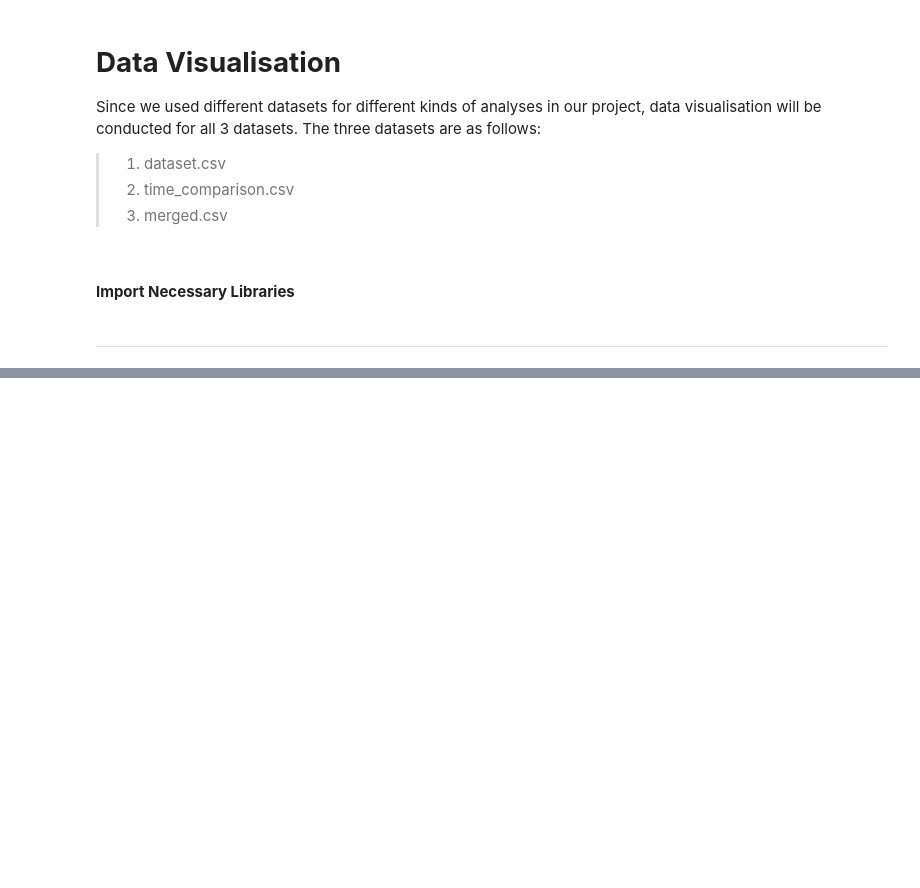
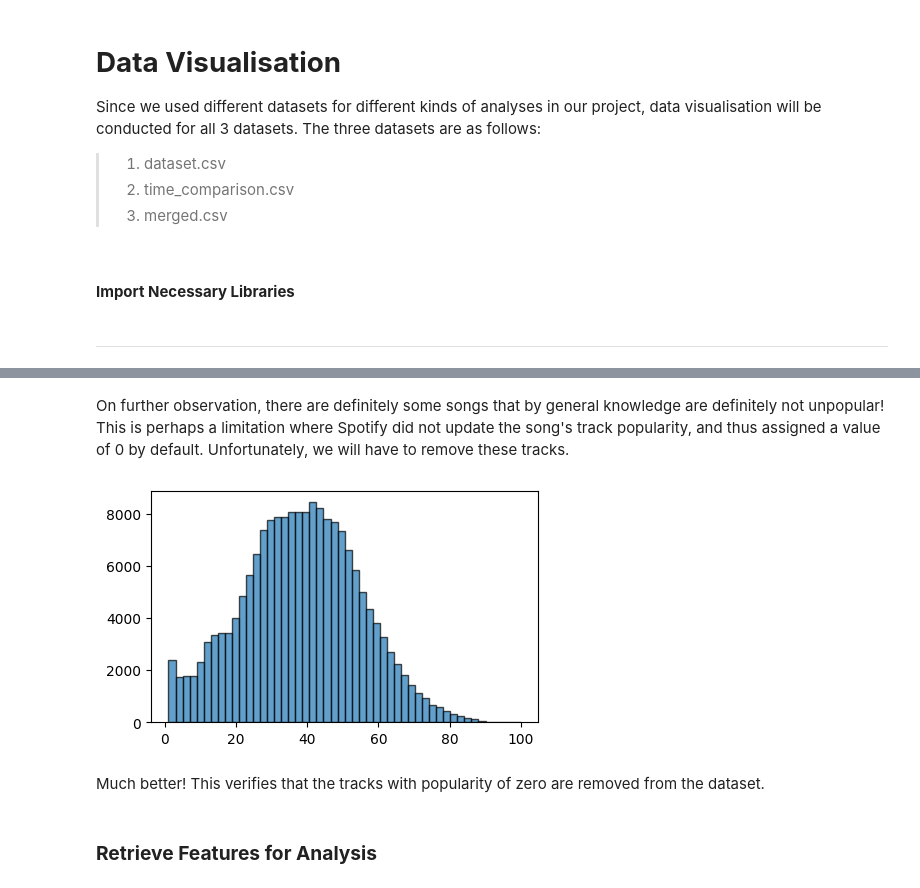
Before and after one commit to justkk4/dsai-spotipy-project, a Jupyter notebook: data-visualisation.ipynb, the cells around one changed output, grey strips where cells are left out. Drawn from its saved outputs; the diff is of its cells as text; code cells hidden in the pictures; blank space fills up the shorter version.

```diff
--- a/data-visualisation.ipynb
+++ b/data-visualisation.ipynb
@@ -112,0 +63,14 @@ violin_tp = sb.violinplot(data=predictors["Track Popularity"], orient="h", ax=ax
+# %% [markdown]
+ On further observation, there are definitely some songs that by general knowledge are definitely not unpopular! This is perhaps a limitation where Spotify did not update the song's track popularity, and thus assigned a value of 0 by default. Unfortunately, we will have to remove these tracks.
+# %%
+merged200k.drop(merged200k.loc[merged200k['Track Popularity']==0].index, inplace=True)
+# %%
+plt.figure(figsize=(5, 3))
+plt.hist(merged200k['Track Popularity'], bins=50, alpha=0.7, edgecolor='black')
+plt.show()
+# %% [output]
+[figure, added]
+# %% [markdown]
+Much better! This verifies that the tracks with popularity of zero are removed from the dataset.
+# %% [markdown]
+### **Retrieve Features for Analysis**
```
Also changed, not shown: parts of 57 cells of this notebook, 16 other files.
